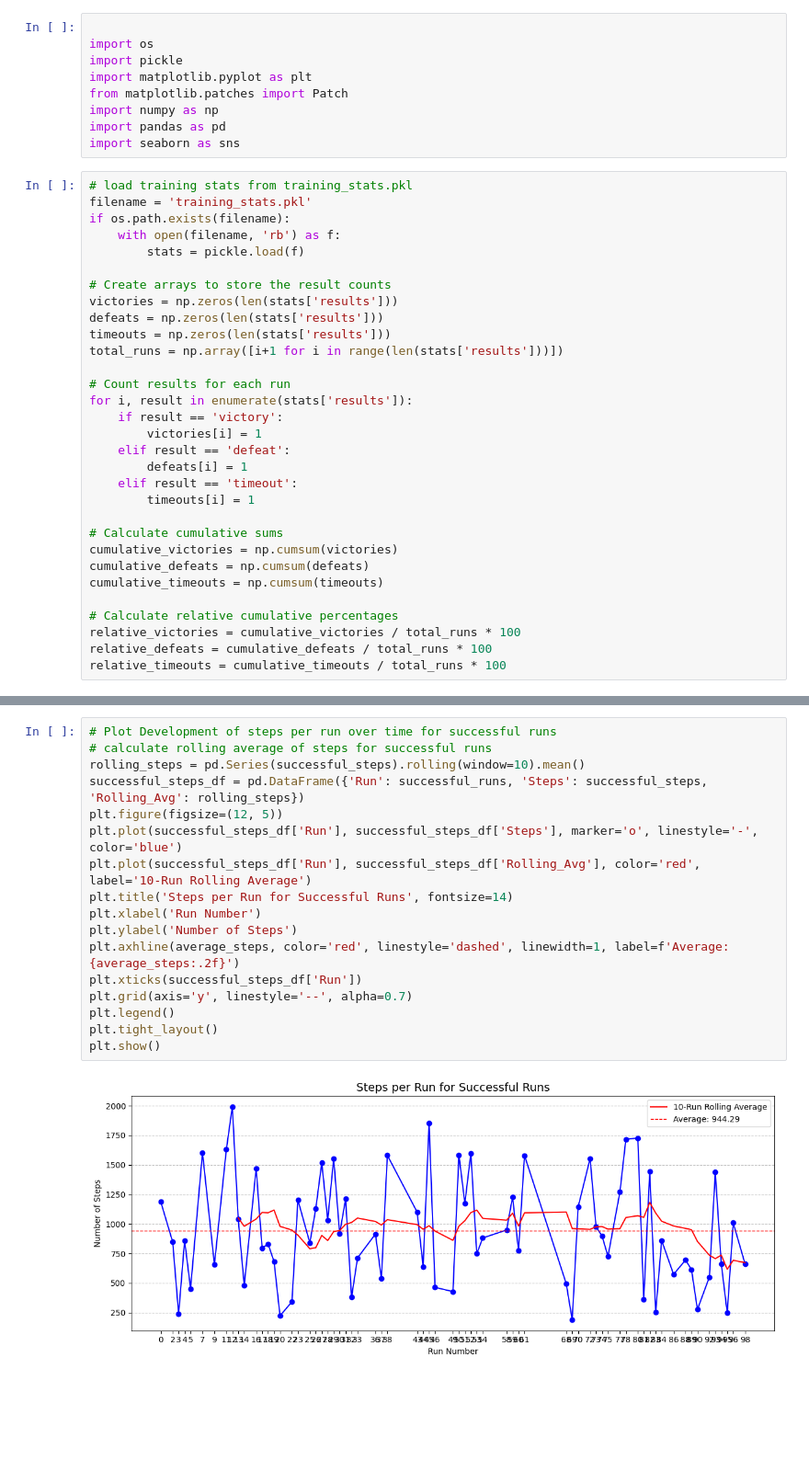
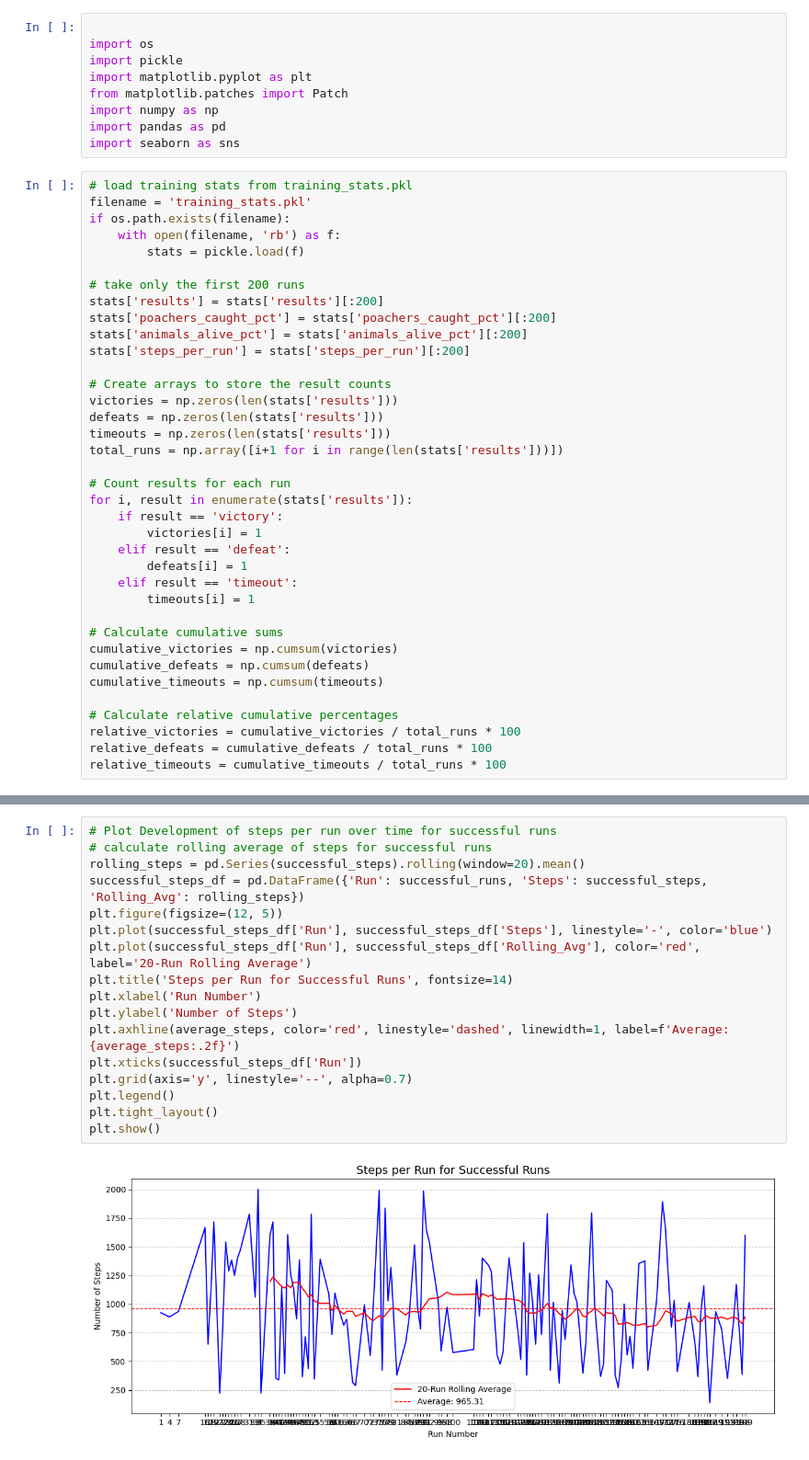
Before and after one commit to nicholas-voigt/SMU_CS606_Wildlife_Protection, a Jupyter notebook: result_analysis.ipynb, the cells around one changed output, grey strips where cells are left out. Shown: that part at 92% size. Saved outputs shown, nothing was run; the diff lists cells and outputs as text; blank space fills up the shorter version.

```diff
--- a/result_analysis.ipynb
+++ b/result_analysis.ipynb
@@ -17,6 +17,12 @@ filename = 'training_stats.pkl'
 if os.path.exists(filename):
     with open(filename, 'rb') as f:
         stats = pickle.load(f)
+
+# take only the first 200 runs
+stats['results'] = stats['results'][:200]
+stats['poachers_caught_pct'] = stats['poachers_caught_pct'][:200]
+stats['animals_alive_pct'] = stats['animals_alive_pct'][:200]
+stats['steps_per_run'] = stats['steps_per_run'][:200]
 
 # Create arrays to store the result counts
 victories = np.zeros(len(stats['results']))
@@ -117,22 +149,22 @@ Average number of steps taken to win: 944.29
 # %%
 # Plot Development of steps per run over time for successful runs
 # calculate rolling average of steps for successful runs
-rolling_steps = pd.Series(successful_steps).rolling(window=10).mean()
+rolling_steps = pd.Series(successful_steps).rolling(window=20).mean()
 successful_steps_df = pd.DataFrame({'Run': successful_runs, 'Steps': successful_steps, 'Rolling_Avg': rolling_steps})
 plt.figure(figsize=(12, 5))
-plt.plot(successful_steps_df['Run'], successful_steps_df['Steps'], marker='o', linestyle='-', color='blue')
-plt.plot(successful_steps_df['Run'], successful_steps_df['Rolling_Avg'], color='red', label='10-Run Rolling Average')
+plt.plot(successful_steps_df['Run'], successful_steps_df['Steps'], linestyle='-', color='blue')
+plt.plot(successful_steps_df['Run'], successful_steps_df['Rolling_Avg'], color='red', label='20-Run Rolling Average')
 plt.title('Steps per Run for Successful Runs', fontsize=14)
 plt.xlabel('Run Number')
 plt.ylabel('Number of Steps')
 plt.axhline(average_steps, color='red', linestyle='dashed', linewidth=1, label=f'Average: {average_steps:.2f}')
 plt.xticks(successful_steps_df['Run'])
 plt.grid(axis='y', linestyle='--', alpha=0.7)
 plt.legend()
 plt.tight_layout()
 plt.show()
 # %% [output]
-[figure, old version]
+[figure, new version]
 # %%
 # For successful runs, plot the percentage of animals that survived
 successful_survival = [stats['animals_alive_pct'][i] for i in successful_runs]
```
Also changed, not shown: parts of 8 cells of this notebook, 2 other files.
